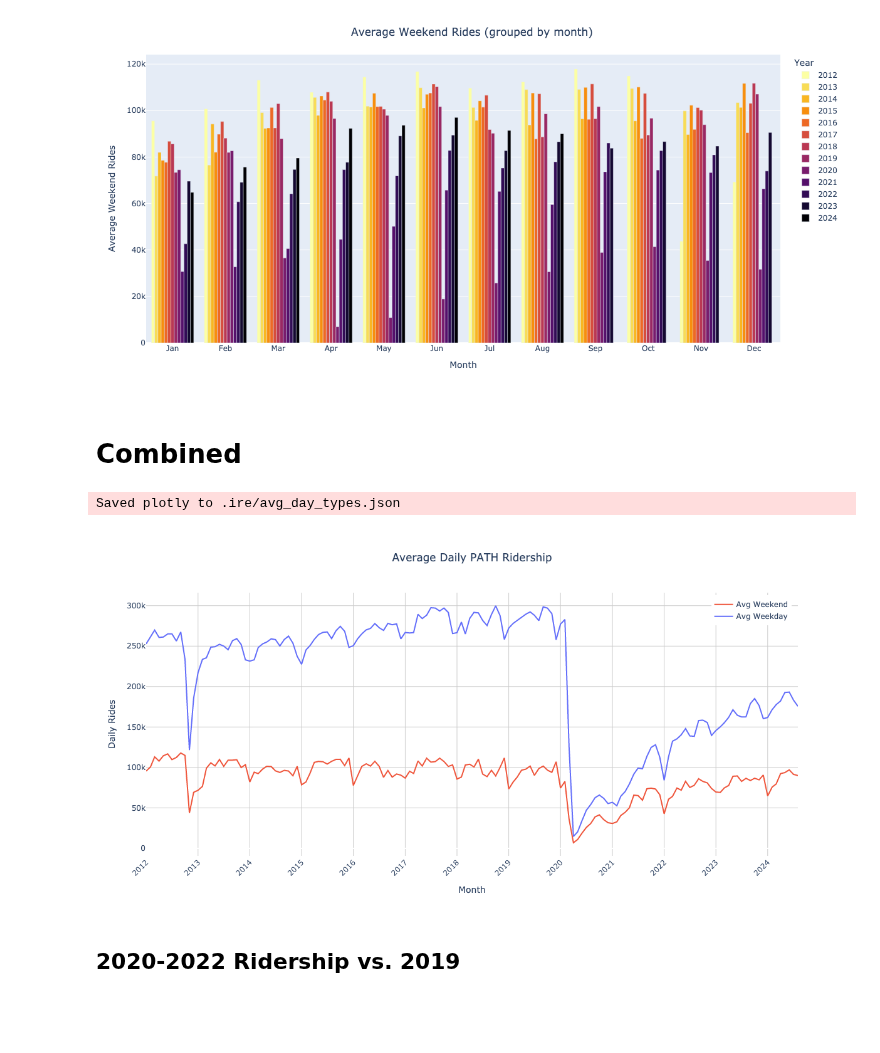
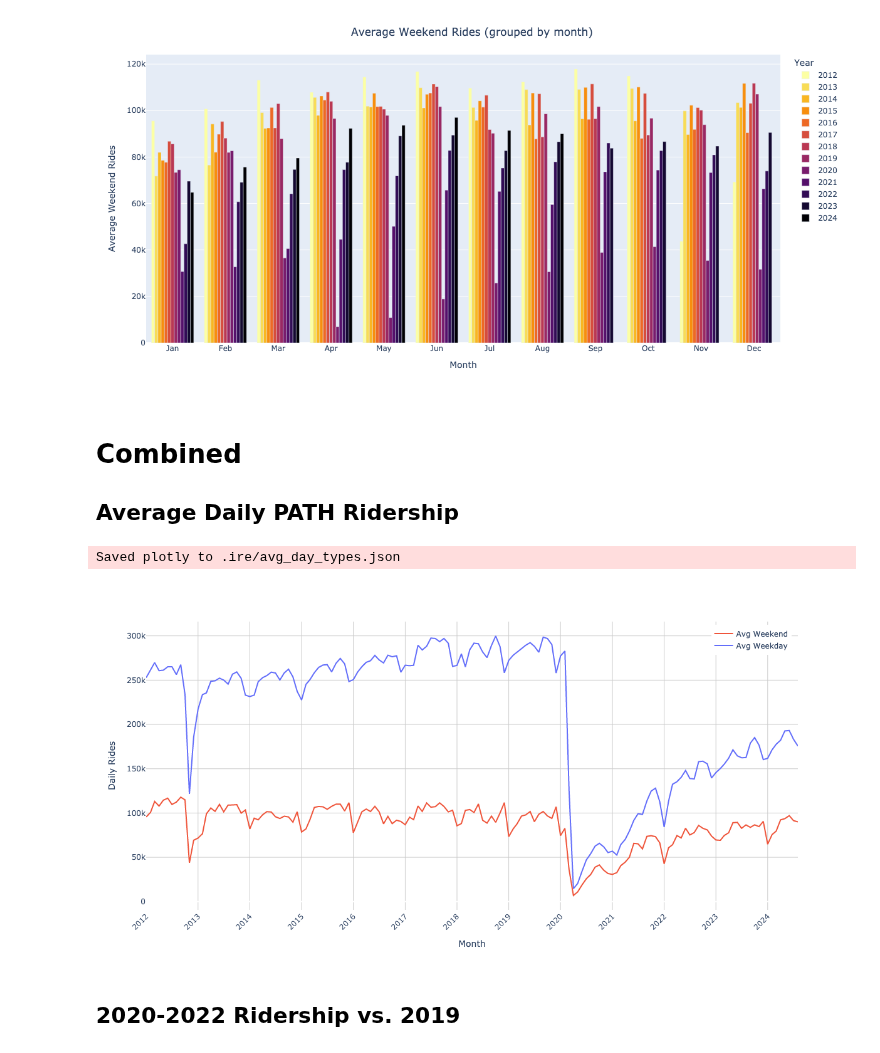
Before and after one commit to hudcostreets/path, a Jupyter notebook: months.ipynb, the cells around one changed output. Saved outputs shown, nothing was run; the diff lists cells and outputs as text; code cells hidden in the pictures; blank space fills up the shorter version.

```diff
--- a/months.ipynb
+++ b/months.ipynb
@@ -430,8 +430,21 @@ grouped_month_plot('avg weekend', 'Average Weekend Rides')
 Saved plotly to .ire/avg weekend_month_grouped.png.json
 [figure]
 # %%
-def lines(df, title, xaxis, name, xtick=None, ytick=None, width=W, height=H, show=default_show):
+def lines(df, title, xaxis, name, xtick=None, ytick=None, width=W, height=H, legend_lr=False, show=default_show):
     dims = dict(width=width, height=height)
+    legend = (
+        dict(
+            yanchor="bottom",
+            y=0.03,
+            xanchor="right",
+            x=0.99,
+        ) if legend_lr else dict(
+            yanchor="top",
+            y=0.99,
+            xanchor="right",
+            x=0.99,
+        )
+    )
     fig = default_plot(
         px.line(
             df,
@@ -443,12 +456,7 @@ def lines(df, title, xaxis, name, xtick=None, ytick=None, width=W, height=H, sho
             }
         )
     ).update_layout(
-        legend=dict(
-            yanchor="top",
-            y=0.99,
-            xanchor="right",
-            x=0.99,
-        ),
+        legend=legend,
         **dims,
     ).update_xaxes(
         dtick=xtick,
@@ -460,20 +468,22 @@ def lines(df, title, xaxis, name, xtick=None, ytick=None, width=W, height=H, sho
     return export(fig, name, show=show)
 # %% [markdown]
 # Combined
+
+## Average Daily PATH Ridership <a id="avg-daily"></a>
 # %%
 lines(
     month_totals[['avg weekday', 'avg weekend',]].rename(columns={
         'avg weekday': 'Avg Weekday',
         'avg weekend': 'Avg Weekend',
     }),
-    title='Average Daily PATH Ridership',
+    title='',
     xaxis='Daily Rides',
     xtick="M12",
     name='avg_day_types',
 )
 # %% [output]
 Saved plotly to .ire/avg_day_types.json
-[figure, old version]
+[figure, new version]
 # %% [markdown]
 ## 2020-2022 Ridership vs. 2019
 # %%
```
Also changed, not shown: parts of 3 cells of this notebook, 5 other files.
